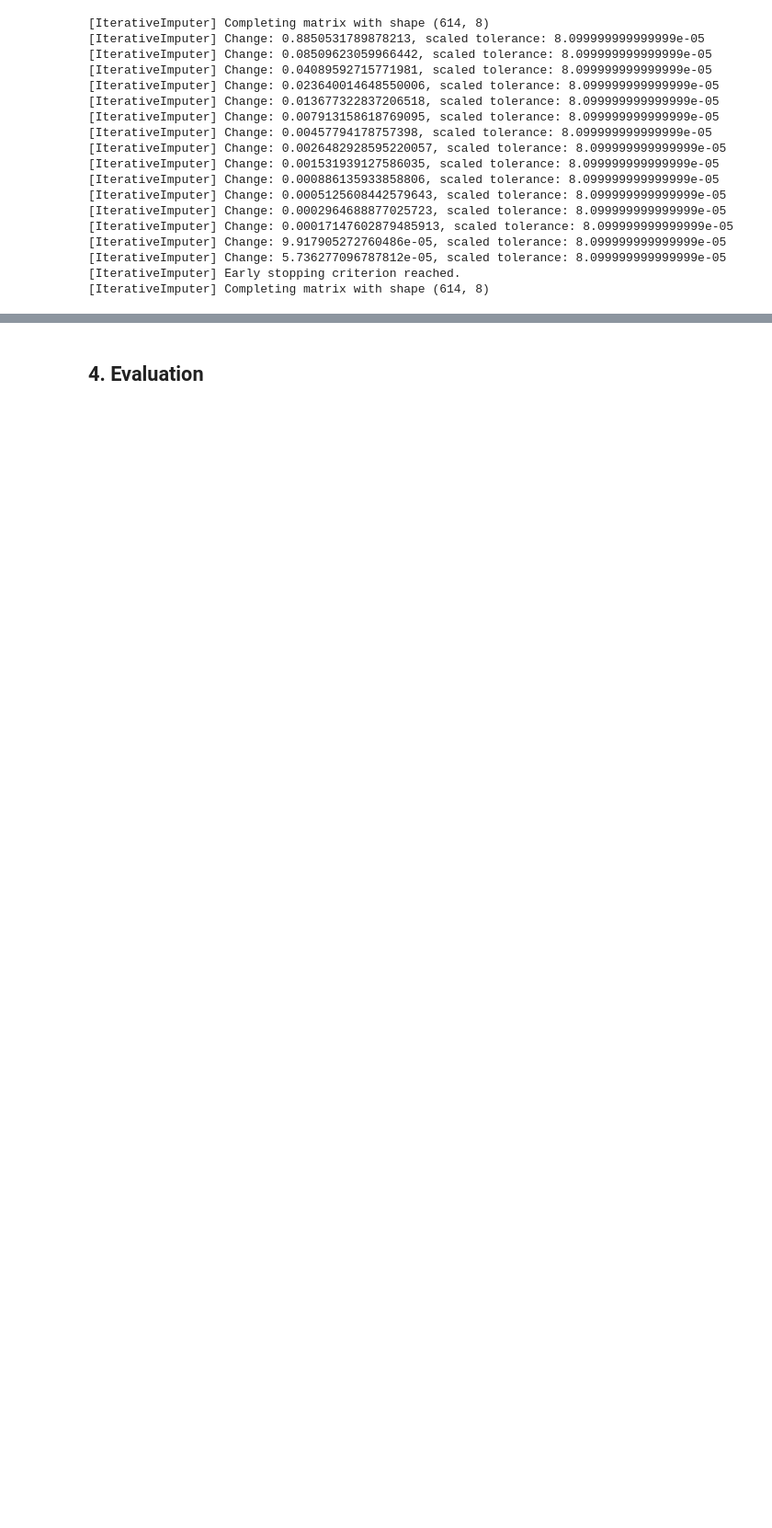
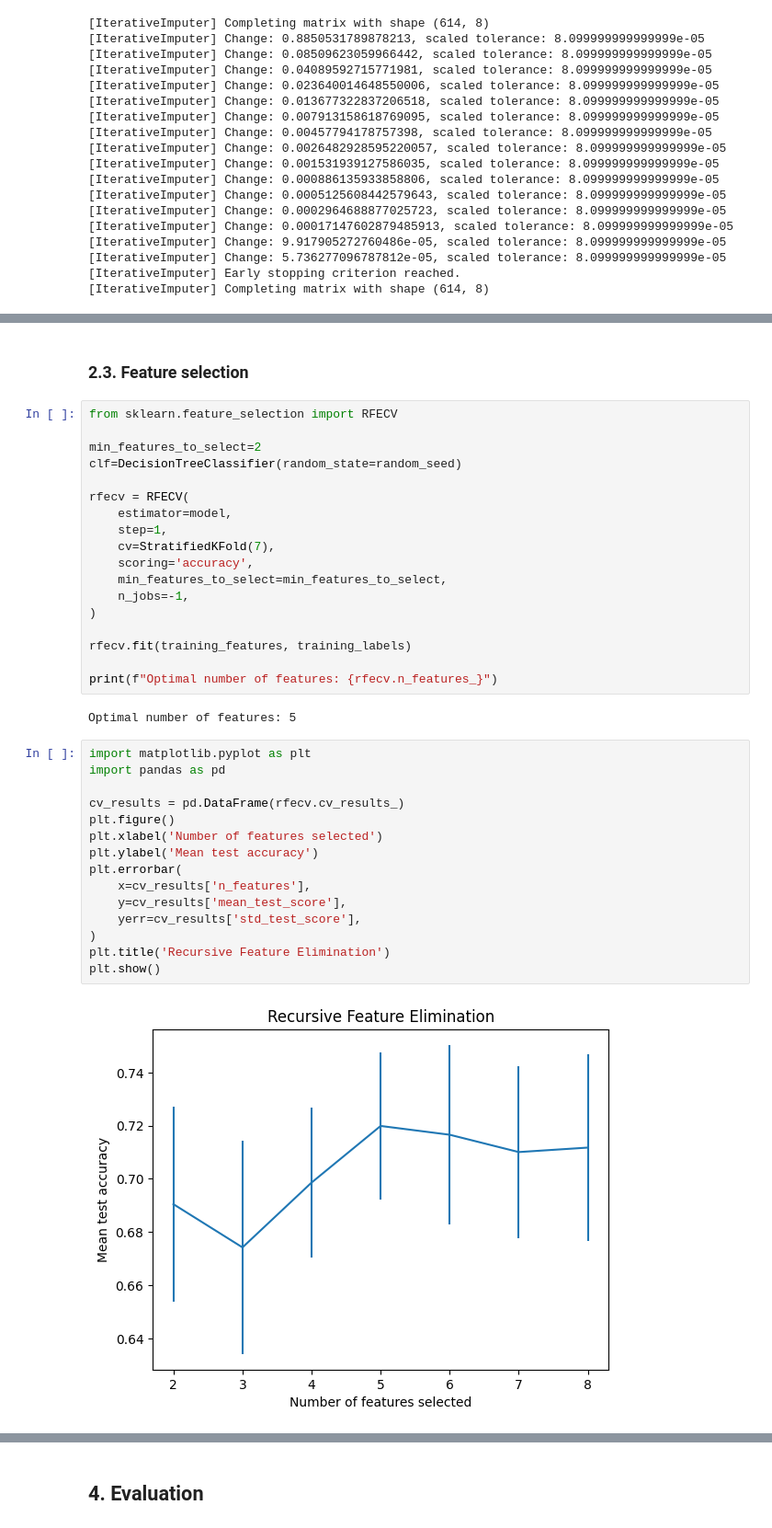
Before and after one commit to 4GeeksAcademy/tdk-gperdrizet-ML-web-app-using-Flask, a Jupyter notebook: src/solution.ipynb, the cells around one changed output, grey strips where cells are left out. Shown at 92% size. Saved outputs shown, nothing was run; the diff lists cells and outputs as text; blank space fills up the shorter version.

```diff
--- a/src/solution.ipynb
+++ b/src/solution.ipynb
@@ -236,0 +331,39 @@ Cross-validation accuracy: 71.0 +/- 2.9%
+# %% [markdown]
+### 2.3. Feature selection
+# %%
+from sklearn.feature_selection import RFECV
+
+min_features_to_select=2
+clf=DecisionTreeClassifier(random_state=random_seed)
+
+rfecv = RFECV(
+    estimator=model,
+    step=1,
+    cv=StratifiedKFold(7),
+    scoring='accuracy',
+    min_features_to_select=min_features_to_select,
+    n_jobs=-1,
+)
+
+rfecv.fit(training_features, training_labels)
+
+print(f"Optimal number of features: {rfecv.n_features_}")
+# %% [output]
+Optimal number of features: 5
+# %%
+import matplotlib.pyplot as plt
+import pandas as pd
+
+cv_results = pd.DataFrame(rfecv.cv_results_)
+plt.figure()
+plt.xlabel('Number of features selected')
+plt.ylabel('Mean test accuracy')
+plt.errorbar(
+    x=cv_results['n_features'],
+    y=cv_results['mean_test_score'],
+    yerr=cv_results['std_test_score'],
+)
+plt.title('Recursive Feature Elimination')
+plt.show()
+# %% [output]
+[figure, added]
```
Also changed, not shown: parts of 53 cells of this notebook.
